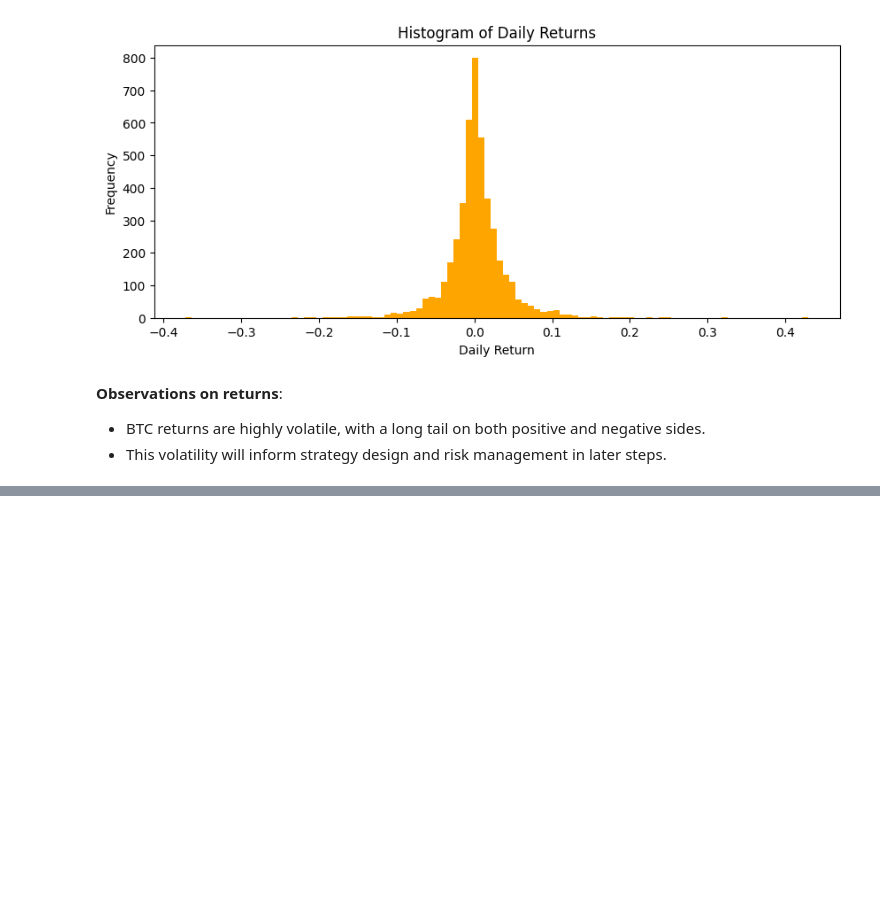
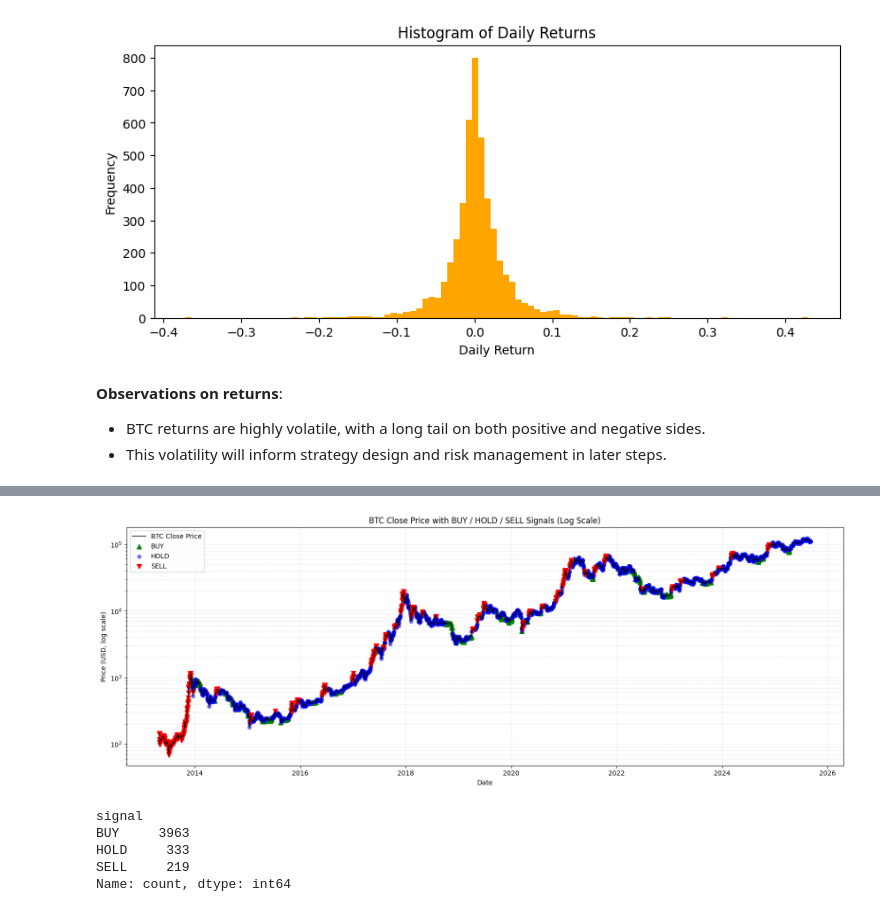
Before and after one commit to MartinMolestina/btc_investing_strat, a Jupyter notebook: exploration.ipynb, the cells around one changed output, grey strips where cells are left out. Cells and saved outputs as stored; diff of their text form; code cells hidden in the pictures; blank space fills up the shorter version.

```diff
--- a/exploration.ipynb
+++ b/exploration.ipynb
@@ -393,0 +519,34 @@ plt.show()
+# %%
+# --- Step 1: Prepare signals for plotting ---
+buy_dates = df[df['signal'] == 'BUY'].index
+hold_dates = df[df['signal'] == 'HOLD'].index
+sell_dates = df[df['signal'] == 'SELL'].index
+
+# --- Step 2: Plot BTC close price in log scale ---
+plt.figure(figsize=(16,6))
+plt.plot(df.index, df['Close'], label='BTC Close Price', color='black', alpha=0.7)
+plt.yscale('log')
+
+# --- Step 3: Overlay signals ---
+plt.scatter(buy_dates, df.loc[buy_dates, 'Close'], color='green', marker='^', label='BUY', s=50)
+plt.scatter(hold_dates, df.loc[hold_dates, 'Close'], color='blue', marker='o', label='HOLD', s=30, alpha=0.5)
+plt.scatter(sell_dates, df.loc[sell_dates, 'Close'], color='red', marker='v', label='SELL', s=50)
+
+# --- Step 4: Final plot formatting ---
+plt.title("BTC Close Price with BUY / HOLD / SELL Signals (Log Scale)")
+plt.xlabel("Date")
+plt.ylabel("Price (USD, log scale)")
+plt.legend()
+plt.grid(True, which='both', linestyle='--', alpha=0.3)
+plt.tight_layout()
+plt.show()
+# %% [output]
+[figure, added]
+# %%
+signal_counts
+# %% [output]
+signal
+BUY     3963
+HOLD     333
+SELL     219
+Name: count, dtype: int64
```
Also changed, not shown: parts of 23 cells of this notebook, 2 other files.
